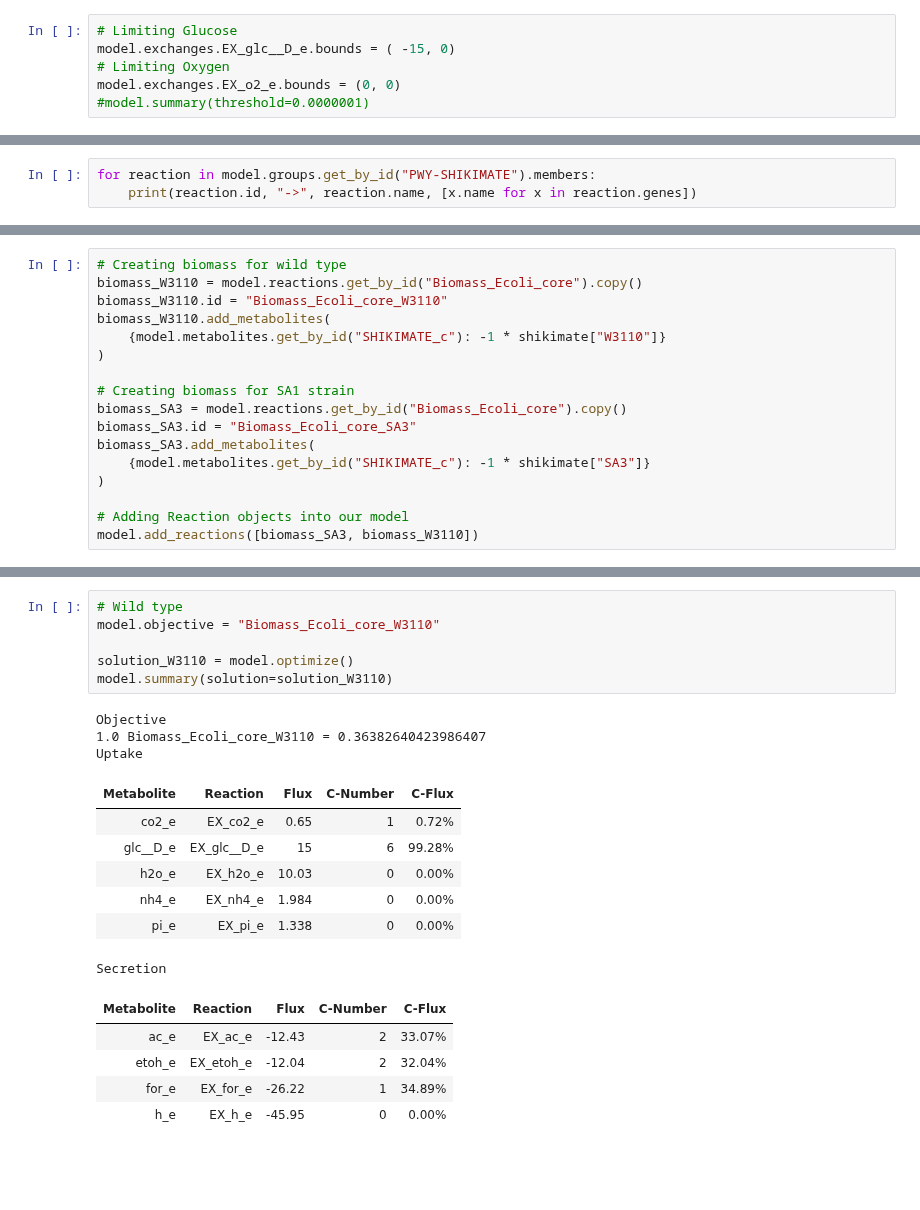
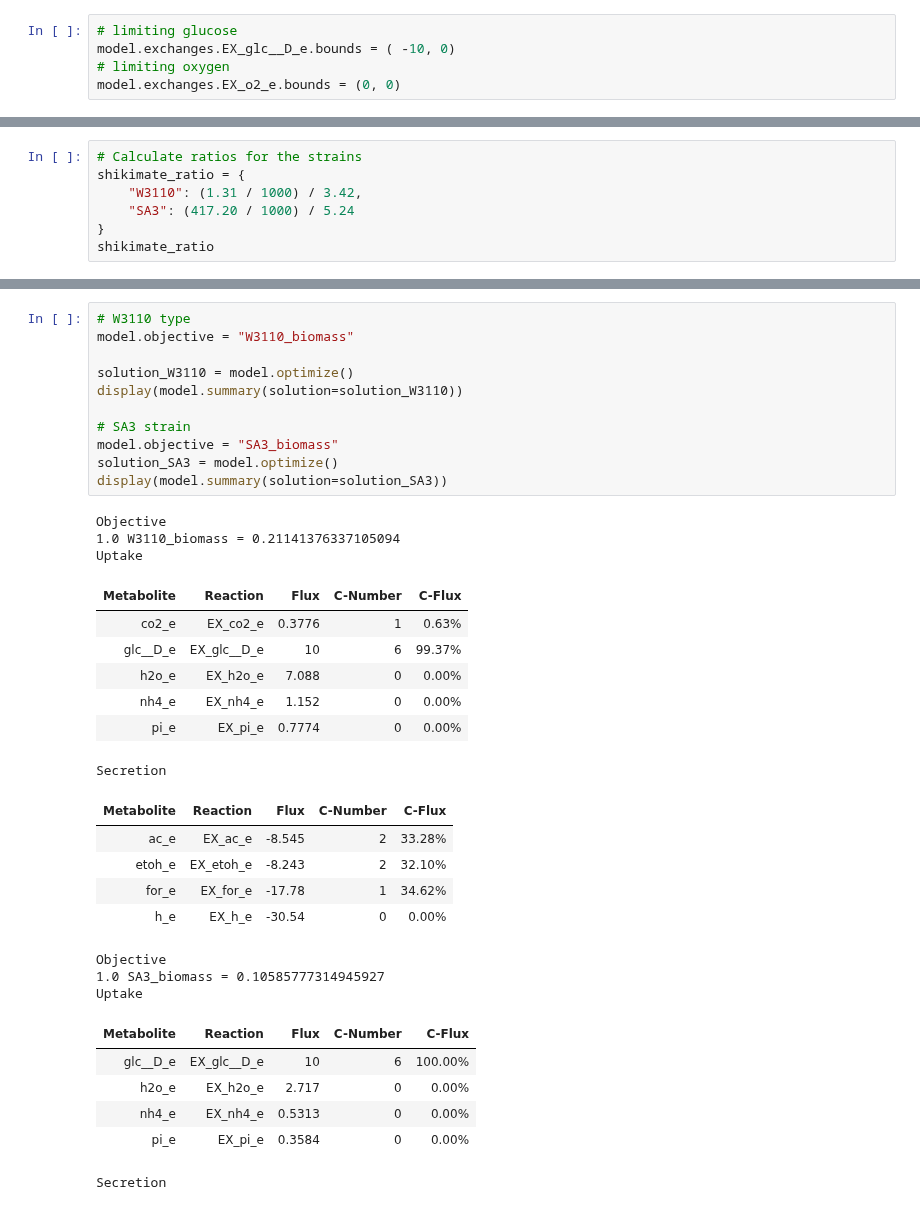
Before and after one commit to Toepfer-Lab/cobramod, a Jupyter notebook: docs/source/shikimate.ipynb, the cells around one changed output, grey strips where cells are left out. Saved outputs shown, nothing was run; the diff lists cells and outputs as text; blank space fills up the shorter version.

Commit message:
UPDATE: new structure of shikimate test

```diff
--- a/docs/source/shikimate.ipynb
+++ b/docs/source/shikimate.ipynb
@@ -80,7 +90,6 @@ For this reason, we will limit only the constraint of glucose and oxygen:
 # %%
-# Limiting Glucose
-model.exchanges.EX_glc__D_e.bounds = ( -15, 0)
-# Limiting Oxygen
+# limiting glucose
+model.exchanges.EX_glc__D_e.bounds = ( -10, 0)
+# limiting oxygen
 model.exchanges.EX_o2_e.bounds = (0, 0)
-#model.summary(threshold=0.0000001)
 # %% [markdown]
@@ -157,3 +162,0 @@ pathway (Reactions) and print the new genes:
-# %%
-for reaction in model.groups.get_by_id("PWY-SHIKIMATE").members:
-    print(reaction.id, "->", reaction.name, [x.name for x in reaction.genes])
@@ -207,0 +218,7 @@ us that we need to ignore `ATP` and `ADP`. Additionally, we will ignore `NAD`,
+# %%
+# Calculate ratios for the strains
+shikimate_ratio = {
+    "W3110": (1.31 / 1000) / 3.42,
+    "SA3": (417.20 / 1000) / 5.24
+}
+shikimate_ratio
@@ -253,18 +531 @@ identifiers and shikimate becomes `SHIKIMATE_c`.
-# %%
-# Creating biomass for wild type
-biomass_W3110 = model.reactions.get_by_id("Biomass_Ecoli_core").copy()
-biomass_W3110.id = "Biomass_Ecoli_core_W3110"
-biomass_W3110.add_metabolites(
-    {model.metabolites.get_by_id("SHIKIMATE_c"): -1 * shikimate["W3110"]}
-)
-
-# Creating biomass for SA1 strain
-biomass_SA3 = model.reactions.get_by_id("Biomass_Ecoli_core").copy()
-biomass_SA3.id = "Biomass_Ecoli_core_SA3"
-biomass_SA3.add_metabolites(
-    {model.metabolites.get_by_id("SHIKIMATE_c"): -1 * shikimate["SA3"]}
-)
-
-# Adding Reaction objects into our model
-model.add_reactions([biomass_SA3, biomass_W3110])
 # %% [markdown]
@@ -282,22 +546,36 @@ We will change the objective function for our new biomass reactions and optimize
 # %%
-# Wild type
-model.objective = "Biomass_Ecoli_core_W3110"
+# W3110 type
+model.objective = "W3110_biomass"
 
 solution_W3110 = model.optimize()
-model.summary(solution=solution_W3110)
+display(model.summary(solution=solution_W3110))
+
+# SA3 strain
+model.objective = "SA3_biomass"
+solution_SA3 = model.optimize()
+display(model.summary(solution=solution_SA3))
 # %% [output]
 Objective
-1.0 Biomass_Ecoli_core_W3110 = 0.36382640423986407
+1.0 W3110_biomass = 0.21141376337105094
 Uptake
 | Metabolite | Reaction | Flux | C-Number | C-Flux |
-| co2_e | EX_co2_e | 0.65 | 1 | 0.72% |
-| glc__D_e | EX_glc__D_e | 15 | 6 | 99.28% |
-| h2o_e | EX_h2o_e | 10.03 | 0 | 0.00% |
-| nh4_e | EX_nh4_e | 1.984 | 0 | 0.00% |
-| pi_e | EX_pi_e | 1.338 | 0 | 0.00% |
+| co2_e | EX_co2_e | 0.3776 | 1 | 0.63% |
+| glc__D_e | EX_glc__D_e | 10 | 6 | 99.37% |
+| h2o_e | EX_h2o_e | 7.088 | 0 | 0.00% |
+| nh4_e | EX_nh4_e | 1.152 | 0 | 0.00% |
+| pi_e | EX_pi_e | 0.7774 | 0 | 0.00% |
 Secretion
 | Metabolite | Reaction | Flux | C-Number | C-Flux |
-| ac_e | EX_ac_e | -12.43 | 2 | 33.07% |
-| etoh_e | EX_etoh_e | -12.04 | 2 | 32.04% |
-| for_e | EX_for_e | -26.22 | 1 | 34.89% |
-| h_e | EX_h_e | -45.95 | 0 | 0.00% |
+| ac_e | EX_ac_e | -8.545 | 2 | 33.28% |
+| etoh_e | EX_etoh_e | -8.243 | 2 | 32.10% |
+| for_e | EX_for_e | -17.78 | 1 | 34.62% |
+| h_e | EX_h_e | -30.54 | 0 | 0.00% |
+Objective
+1.0 SA3_biomass = 0.10585777314945927
+Uptake
+| Metabolite | Reaction | Flux | C-Number | C-Flux |
+| glc__D_e | EX_glc__D_e | 10 | 6 | 100.00% |
+| h2o_e | EX_h2o_e | 2.717 | 0 | 0.00% |
+| nh4_e | EX_nh4_e | 0.5313 | 0 | 0.00% |
+| pi_e | EX_pi_e | 0.3584 | 0 | 0.00% |
+Secretion
```
Also changed, not shown: parts of 38 cells of this notebook, 1 other file.
